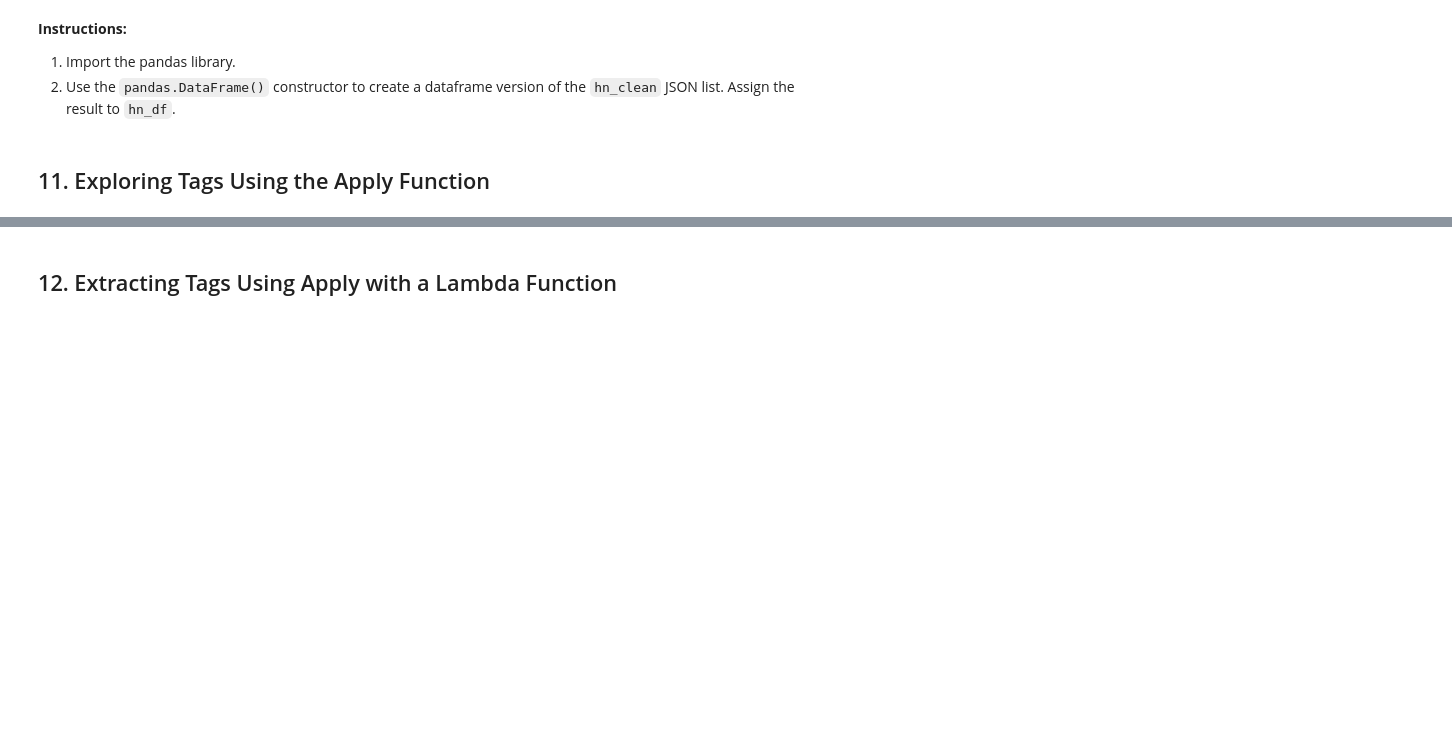
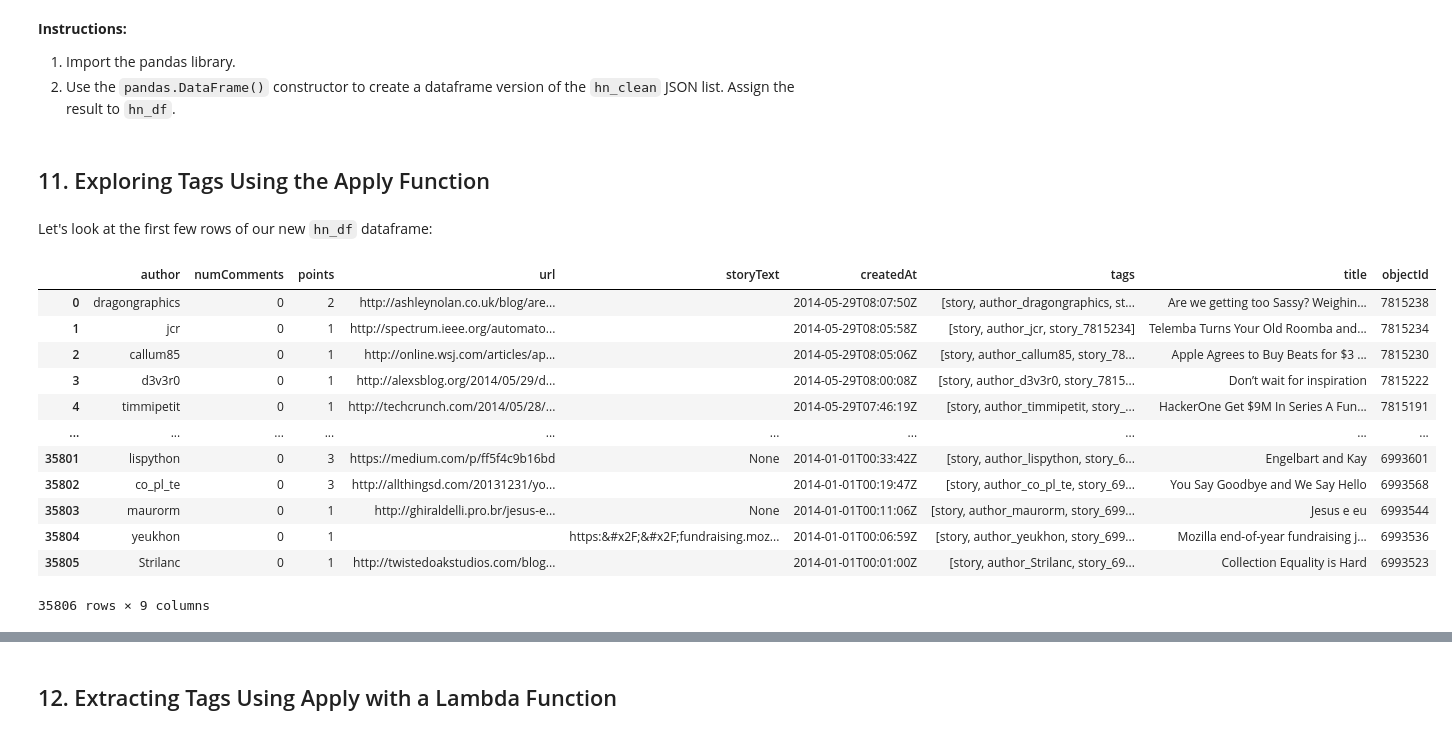
Before and after one commit to Rossel/DataQuest_Courses, a Jupyter notebook: 036__List_Comprehensions_and_Lambda_Functions.ipynb, the cells around one changed output, grey strips where cells are left out. Cells and saved outputs as stored; diff of their text form; code cells hidden in the pictures; blank space fills up the shorter version.

```diff
--- a/036__List_Comprehensions_and_Lambda_Functions.ipynb
+++ b/036__List_Comprehensions_and_Lambda_Functions.ipynb
@@ -734,5 +734,27 @@ In this case, the `favorite_foods` column contains the list from the JSON. We'll
 
 1. Import the pandas library.
 2. Use the `pandas.DataFrame()` constructor to create a dataframe version of the `hn_clean` JSON list. Assign the result to `hn_df`.
+# %%
+import pandas as pd
+
+hn_df = pd.DataFrame(hn_clean)
 # %% [markdown]
 ## 11. Exploring Tags Using the Apply Function
+# %% [markdown]
+Let's look at the first few rows of our new `hn_df` dataframe:
+# %%
+hn_df
+# %% [output]
+|  | author | numComments | points | url | storyText | createdAt | tags | title | objectId |
+| 0 | dragongraphics | 0 | 2 | http://ashleynolan.co.uk/blog/are... |  | 2014-05-29T08:07:50Z | [story, author_dragongraphics, st... | Are we getting too Sassy? Weighin... | 7815238 |
+| 1 | jcr | 0 | 1 | http://spectrum.ieee.org/automato... |  | 2014-05-29T08:05:58Z | [story, author_jcr, story_7815234] | Telemba Turns Your Old Roomba and... | 7815234 |
+| 2 | callum85 | 0 | 1 | http://online.wsj.com/articles/ap... |  | 2014-05-29T08:05:06Z | [story, author_callum85, story_78... | Apple Agrees to Buy Beats for $3 ... | 7815230 |
+| 3 | d3v3r0 | 0 | 1 | http://alexsblog.org/2014/05/29/d... |  | 2014-05-29T08:00:08Z | [story, author_d3v3r0, story_7815... | Don’t wait for inspiration | 7815222 |
+| 4 | timmipetit | 0 | 1 | http://techcrunch.com/2014/05/28/... |  | 2014-05-29T07:46:19Z | [story, author_timmipetit, story_... | HackerOne Get $9M In Series A Fun... | 7815191 |
+| ... | ... | ... | ... | ... | ... | ... | ... | ... | ... |
+| 35801 | lispython | 0 | 3 | https://medium.com/p/ff5f4c9b16bd | None | 2014-01-01T00:33:42Z | [story, author_lispython, story_6... | Engelbart and Kay | 6993601 |
+| 35802 | co_pl_te | 0 | 3 | http://allthingsd.com/20131231/yo... |  | 2014-01-01T00:19:47Z | [story, author_co_pl_te, story_69... | You Say Goodbye and We Say Hello | 6993568 |
+| 35803 | maurorm | 0 | 1 | http://ghiraldelli.pro.br/jesus-e... | None | 2014-01-01T00:11:06Z | [story, author_maurorm, story_699... | Jesus e eu | 6993544 |
+| 35804 | yeukhon | 0 | 1 |  | https:&#x2F;&#x2F;fundraising.moz... | 2014-01-01T00:06:59Z | [story, author_yeukhon, story_699... | Mozilla end-of-year fundraising j... | 6993536 |
+| 35805 | Strilanc | 0 | 1 | http://twistedoakstudios.com/blog... |  | 2014-01-01T00:01:00Z | [story, author_Strilanc, story_69... | Collection Equality is Hard | 6993523 |
+35806 rows × 9 columns
```
Also changed, not shown: parts of 2 cells of this notebook.
